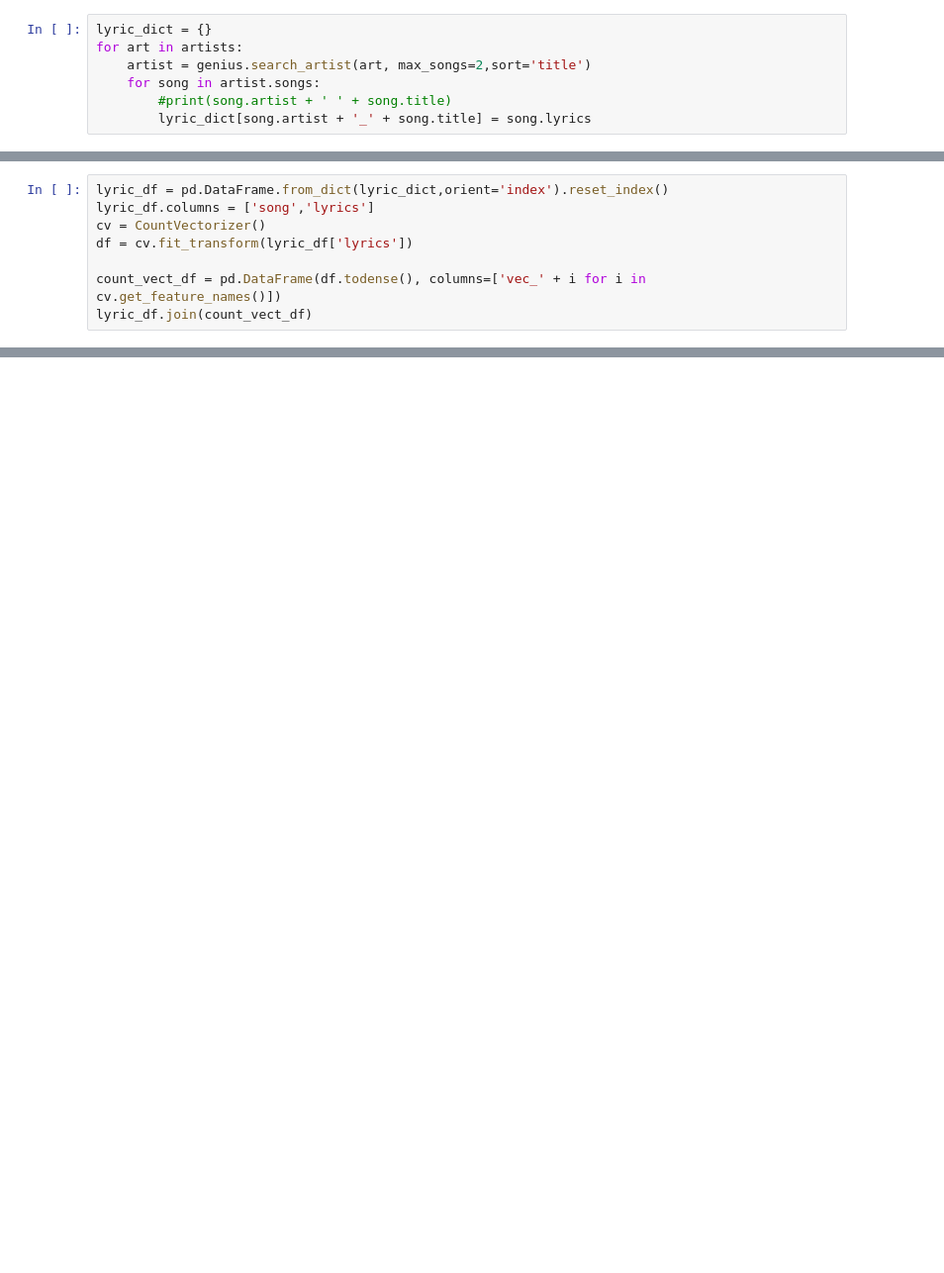
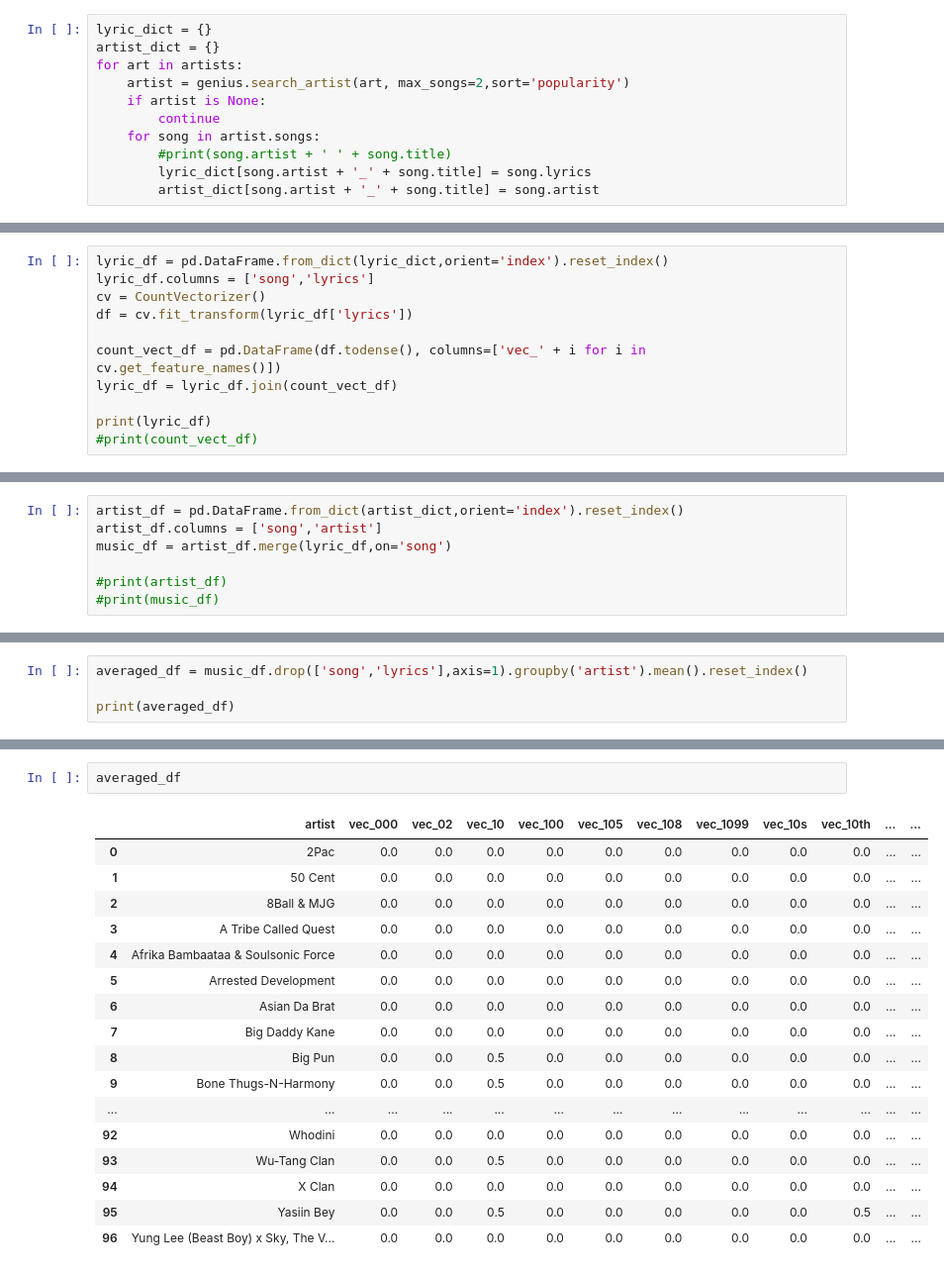
Before and after one commit to francoe001/Machine-Learning-Project, a Jupyter notebook: Recommendation Engine.ipynb, the cells around one changed output, grey strips where cells are left out. Shown at 99% size. Drawn from its saved outputs; the diff is of its cells as text; blank space fills up the shorter version.

Commit message:
running cells, tried to add more data to the dataset

```diff
--- a/Recommendation Engine.ipynb
+++ b/Recommendation Engine.ipynb
@@ -37,10 +60,14 @@ print(artists)
 # %%
 lyric_dict = {}
+artist_dict = {}
 for art in artists:
-    artist = genius.search_artist(art, max_songs=2,sort='title')
+    artist = genius.search_artist(art, max_songs=2,sort='popularity')
+    if artist is None:
+        continue
     for song in artist.songs:
         #print(song.artist + ' ' + song.title)
         lyric_dict[song.artist + '_' + song.title] = song.lyrics
+        artist_dict[song.artist + '_' + song.title] = song.artist
 # %% [output]
 Searching for songs by Run-D.M.C....
 
@@ -70,5 +93,8 @@ cv = CountVectorizer()
 df = cv.fit_transform(lyric_df['lyrics'])
 
 count_vect_df = pd.DataFrame(df.todense(), columns=['vec_' + i for i in cv.get_feature_names()])
-lyric_df.join(count_vect_df)
+lyric_df = lyric_df.join(count_vect_df)
+
+print(lyric_df)
+#print(count_vect_df)
 # %% [output]
@@ -92,0 +118,7 @@ lyric_df.join(count_vect_df)
+# %%
+artist_df = pd.DataFrame.from_dict(artist_dict,orient='index').reset_index()
+artist_df.columns = ['song','artist']
+music_df = artist_df.merge(lyric_df,on='song')
+
+#print(artist_df)
+#print(music_df)
@@ -92,0 +143,4 @@ lyric_df.join(count_vect_df)
+# %%
+averaged_df = music_df.drop(['song','lyrics'],axis=1).groupby('artist').mean().reset_index()
+
+print(averaged_df)
@@ -92,0 +194,20 @@ lyric_df.join(count_vect_df)
+# %%
+averaged_df
+# %% [output]
+|  | artist | vec_000 | vec_02 | vec_10 | vec_100 | vec_105 | vec_108 | vec_1099 | vec_10s | vec_10th | ... | ... |
+| 0 | 2Pac | 0.0 | 0.0 | 0.0 | 0.0 | 0.0 | 0.0 | 0.0 | 0.0 | 0.0 | ... | ... |
+| 1 | 50 Cent | 0.0 | 0.0 | 0.0 | 0.0 | 0.0 | 0.0 | 0.0 | 0.0 | 0.0 | ... | ... |
+| 2 | 8Ball & MJG | 0.0 | 0.0 | 0.0 | 0.0 | 0.0 | 0.0 | 0.0 | 0.0 | 0.0 | ... | ... |
+| 3 | A Tribe Called Quest | 0.0 | 0.0 | 0.0 | 0.0 | 0.0 | 0.0 | 0.0 | 0.0 | 0.0 | ... | ... |
+| 4 | Afrika Bambaataa & Soulsonic Force | 0.0 | 0.0 | 0.0 | 0.0 | 0.0 | 0.0 | 0.0 | 0.0 | 0.0 | ... | ... |
+| 5 | Arrested Development | 0.0 | 0.0 | 0.0 | 0.0 | 0.0 | 0.0 | 0.0 | 0.0 | 0.0 | ... | ... |
+| 6 | Asian Da Brat | 0.0 | 0.0 | 0.0 | 0.0 | 0.0 | 0.0 | 0.0 | 0.0 | 0.0 | ... | ... |
+| 7 | Big Daddy Kane | 0.0 | 0.0 | 0.0 | 0.0 | 0.0 | 0.0 | 0.0 | 0.0 | 0.0 | ... | ... |
+| 8 | Big Pun | 0.0 | 0.0 | 0.5 | 0.0 | 0.0 | 0.0 | 0.0 | 0.0 | 0.0 | ... | ... |
+| 9 | Bone Thugs-N-Harmony | 0.0 | 0.0 | 0.5 | 0.0 | 0.0 | 0.0 | 0.0 | 0.0 | 0.0 | ... | ... |
+| ... | ... | ... | ... | ... | ... | ... | ... | ... | ... | ... | ... | ... |
+| 92 | Whodini | 0.0 | 0.0 | 0.0 | 0.0 | 0.0 | 0.0 | 0.0 | 0.0 | 0.0 | ... | ... |
+| 93 | Wu-Tang Clan | 0.0 | 0.0 | 0.5 | 0.0 | 0.0 | 0.0 | 0.0 | 0.0 | 0.0 | ... | ... |
+| 94 | X Clan | 0.0 | 0.0 | 0.0 | 0.0 | 0.0 | 0.0 | 0.0 | 0.0 | 0.0 | ... | ... |
+| 95 | Yasiin Bey | 0.0 | 0.0 | 0.5 | 0.0 | 0.0 | 0.0 | 0.0 | 0.0 | 0.5 | ... | ... |
+| 96 | Yung Lee (Beast Boy) x Sky, The V... | 0.0 | 0.0 | 0.0 | 0.0 | 0.0 | 0.0 | 0.0 | 0.0 | 0.0 | ... | ... |
```
Also changed, not shown: parts of 12 cells of this notebook, 4 other files.
